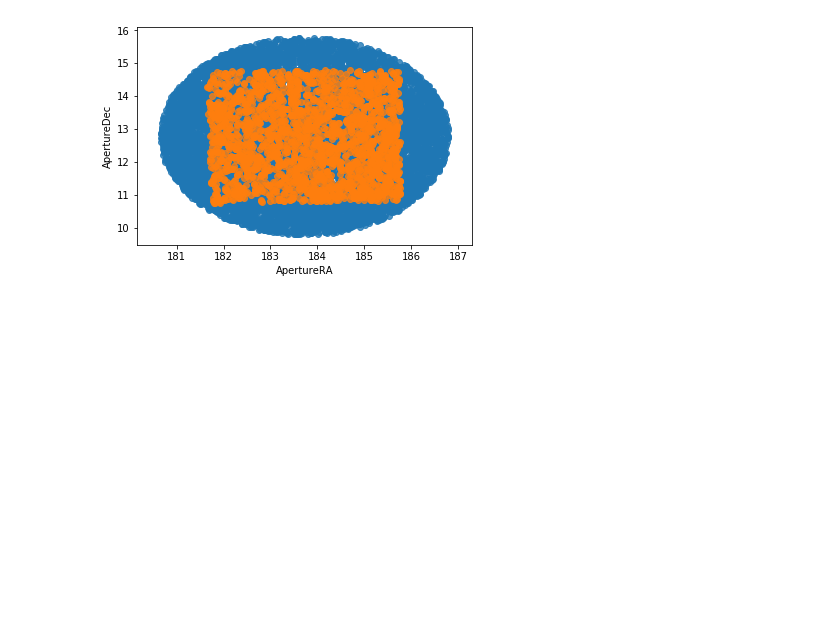
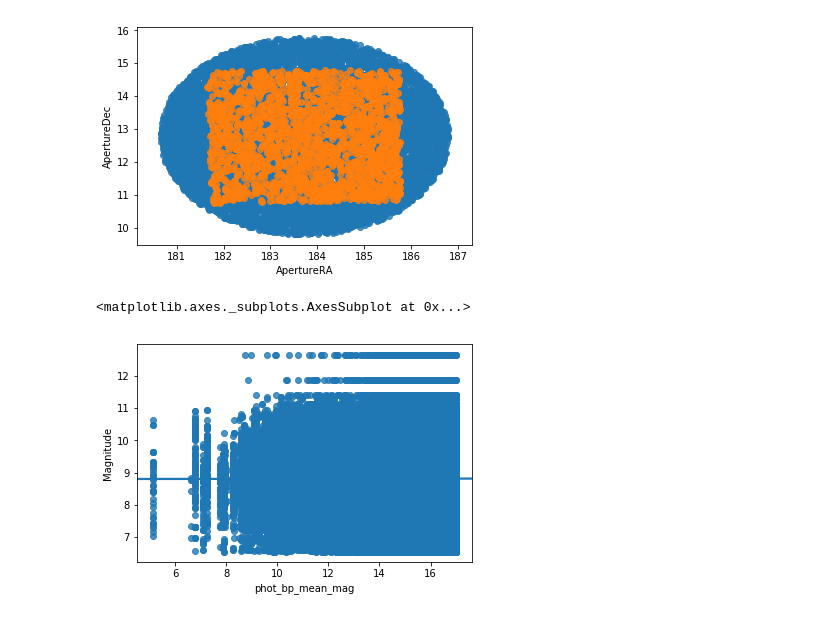
Before and after one commit to oliang2000/yerkes-plate-digitization, a Jupyter notebook: APT.ipynb, the cells around one changed output. Cells and saved outputs as stored; diff of their text form; code cells hidden in the pictures; blank space fills up the shorter version.

Commit message:
Matched read data!!!!!!!!!

```diff
--- a/APT.ipynb
+++ b/APT.ipynb
@@ -21,12 +30,12 @@ Query finished.
 # %%
 #get resulting gaia datatable
 r = job.get_results() #print(r['ra','dec'])
-dt_gaia = r.to_pandas()
+df_gaia = r.to_pandas()
 # %%
 #read apt datatable
 filename = "ca2183_apt.csv"
-dt_apt_ = pd.read_csv(filename)
-dt_apt = dt_apt[['ApertureRA', 'ApertureDec','Magnitude', 'MagUncertainty']]
+df_apt_ = pd.read_csv(filename)
+df_apt = df_apt_[['CentroidRA', 'CentroidDec','Magnitude', 'MagUncertainty']]
 # %% [markdown]
 ## Plots
 # %%
@@ -36,3 +45,32 @@ sns.regplot('ApertureRA', 'ApertureDec', data=dt_apt, fit_reg = False)
 # %% [output]
 <matplotlib.axes._subplots.AxesSubplot at 0x...>
 [figure]
+# %%
+maxdiff = 0.5
+
+df = pd.DataFrame(columns=['ra','dec','phot_bp_mean_mag','CentroidRA','CentroidDec','Magnitude','diff'])
+
+m = 0
+while m<len(df_gaia):
+    #print("m = ",m)
+    n = 0
+    while n<len(df_apt):
+        #print("n = ",n)
+        if (df_apt['CentroidRA'][n]-df_gaia['ra'][m])**2+(df_apt['CentroidDec'][n]-df_gaia['dec'][m])**2 < maxdiff**2:
+            #print("yes!",n)
+            df = df.append({'ra': df_gaia['ra'][m], 'dec': df_gaia['dec'][m], \
+                            'phot_bp_mean_mag': df_gaia['phot_bp_mean_mag'][m],\
+                            'CentroidRA':df_apt['CentroidRA'][n], 'CentroidDec':df_apt['CentroidDec'][n],\
+                            'Magnitude': df_apt['Magnitude'][n], \
+                            'diff' : math.sqrt((df_apt['CentroidRA'][n]-df_gaia['ra'][m])**2+\
+                                               (df_apt['CentroidDec'][n]-df_gaia['dec'][m])**2),\
+                            'Δra': df_gaia['ra'][m] - df_apt['CentroidRA'][n],\
+                           'Δdec': df_gaia['dec'][m] - df_apt['CentroidDec'][n]},\
+            ignore_index=True)
+        n+=1
+    m+=1
+# %%
+sns.regplot('phot_bp_mean_mag','Magnitude',data=df)
+# %% [output]
+<matplotlib.axes._subplots.AxesSubplot at 0x...>
+[figure, added]
```
Also changed, not shown: parts of 11 cells of this notebook.
